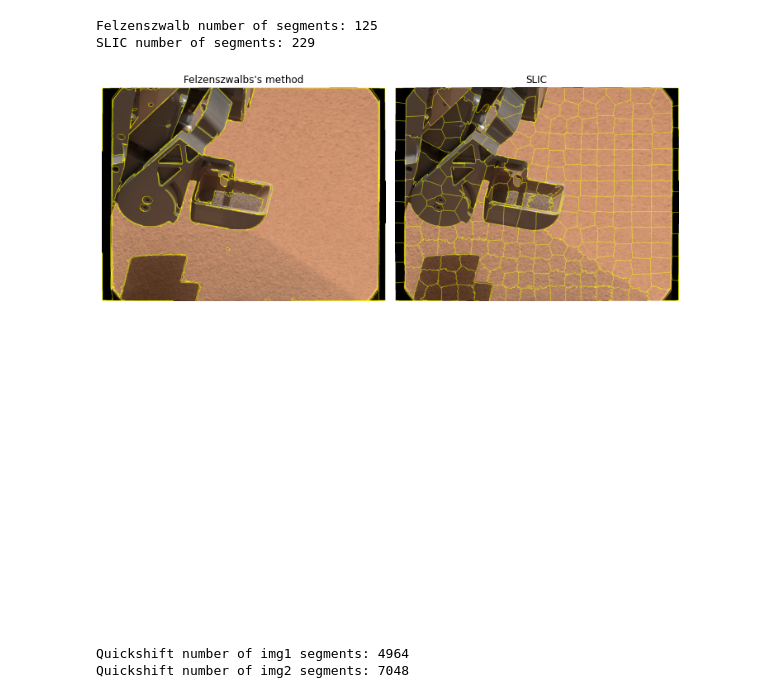
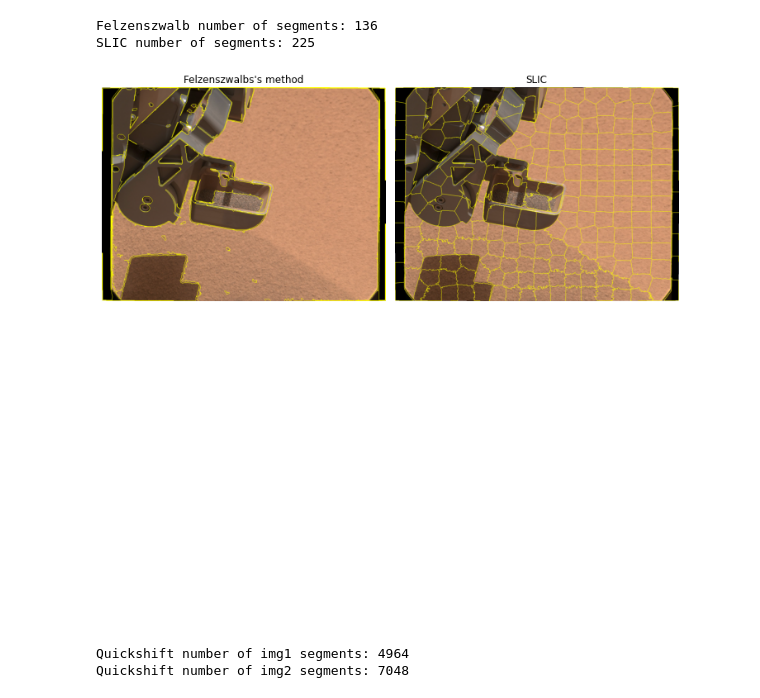
Before and after one commit to zhaochiming/Segment-Rover-from-Terrain, a Jupyter notebook: Untitled1.ipynb, the cells around one changed output. Drawn from its saved outputs; the diff is of its cells as text; code cells hidden in the pictures.

```diff
--- a/Untitled1.ipynb
+++ b/Untitled1.ipynb
@@ -7,40 +9,40 @@ from skimage.color import rgb2gray
 from skimage.filters import sobel
 from skimage.segmentation import felzenszwalb, slic, quickshift, watershed
 from skimage.segmentation import mark_boundaries
 from skimage.util import img_as_float
 from PIL import Image, ImageEnhance
 from skimage import io
 import cv2
 
 img = io.imread('./test.tif')
 
-segments_fz = felzenszwalb(img, scale=700, sigma=0.76, min_size=197,multichannel=True)
-segments_slic = slic(img, n_segments=250, compactness=10, sigma=1,
+segments_fz = felzenszwalb(img, scale=700, sigma=0.99, min_size=197,multichannel=True)
+segments_slic = slic(img, n_segments=250, compactness=10, sigma=0.2,
                      start_label=1)
 gradient = sobel(rgb2gray(img))
 
 print(f'Felzenszwalb number of segments: {len(np.unique(segments_fz))}')
 print(f'SLIC number of segments: {len(np.unique(segments_slic))}')
 
 
 fig, ax = plt.subplots(2, 2, figsize=(10, 10), sharex=True, sharey=True)
 
 ax[0, 0].imshow(mark_boundaries(img, segments_fz))
 ax[0, 0].set_title("Felzenszwalbs's method")
 ax[0, 1].imshow(mark_boundaries(img, segments_slic))
 ax[0, 1].set_title('SLIC')
-plt.imsave('./0fz.jpg',mark_boundaries(img,segments_fz))
-plt.imsave('./0slic.jpg',mark_boundaries(img,segments_slic))
+#plt.imsave('./3fz.jpg',mark_boundaries(img,segments_fz))
+#plt.imsave('./3slic.jpg',mark_boundaries(img,segments_slic))
 
 for a in ax.ravel():
     a.set_axis_off()
 
 plt.tight_layout()
 plt.show()
 # %% [output]
-Felzenszwalb number of segments: 125
-SLIC number of segments: 229
+Felzenszwalb number of segments: 136
+SLIC number of segments: 225
-[figure, old version]
+[figure, new version]
 # %%
 from skimage import data, segmentation, filters, color
 from skimage.future import graph
```
Also changed, not shown: parts of 1 cell of this notebook.
